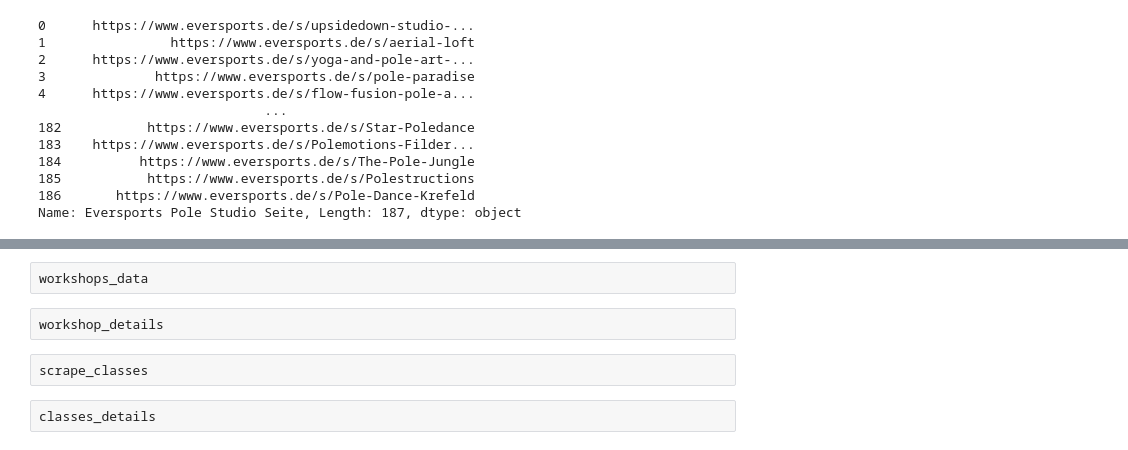
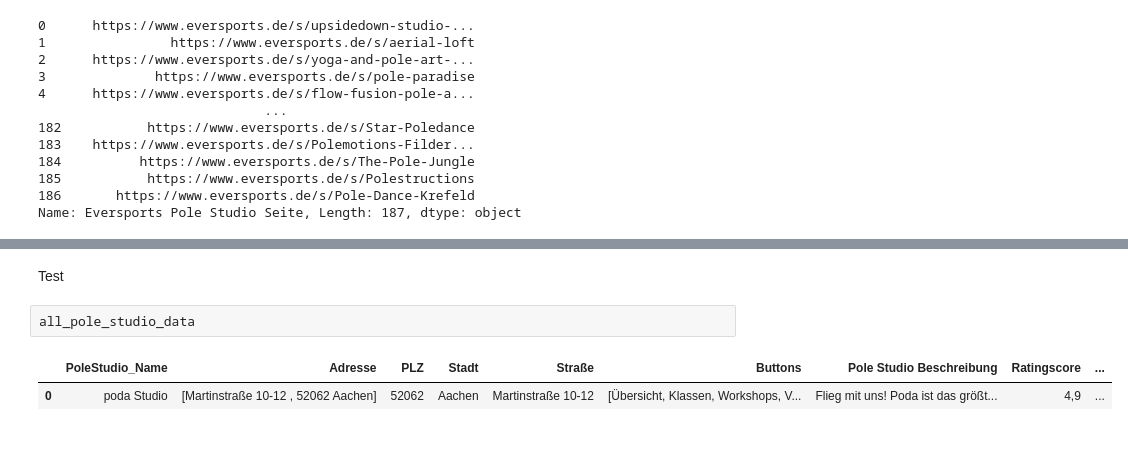
Before and after one commit to hamudal/Hall_of_Pole_Version_5, a Jupyter notebook: 1_Latest_version_Hop_Scrapper_V5/Scraper_V3/MainFrame.ipynb, the cells around one changed output, grey strips where cells are left out. Cells and saved outputs as stored; diff of their text form.

```diff
--- a/1_Latest_version_Hop_Scrapper_V5/Scraper_V3/MainFrame.ipynb
+++ b/1_Latest_version_Hop_Scrapper_V5/Scraper_V3/MainFrame.ipynb
@@ -140,8 +125,7 @@ NameError: name 'pole_studio_df' is not defined
-# %%
-workshops_data
-# %%
-workshop_details
-# %%
-scrape_classes
-# %%
-classes_details
+# %% [markdown]
+Test
+# %%
+all_pole_studio_data
+# %% [output]
+|  | PoleStudio_Name | Adresse | PLZ | Stadt | Straße | Buttons | Pole Studio Beschreibung | Ratingscore | ... |
+| 0 | poda Studio | [Martinstraße 10-12 , 52062 Aachen] | 52062 | Aachen | Martinstraße 10-12 | [Übersicht, Klassen, Workshops, V... | Flieg mit uns! Poda ist das größt... | 4,9 | ... |
```
Also changed, not shown: parts of 14 cells of this notebook, 5 other files.
